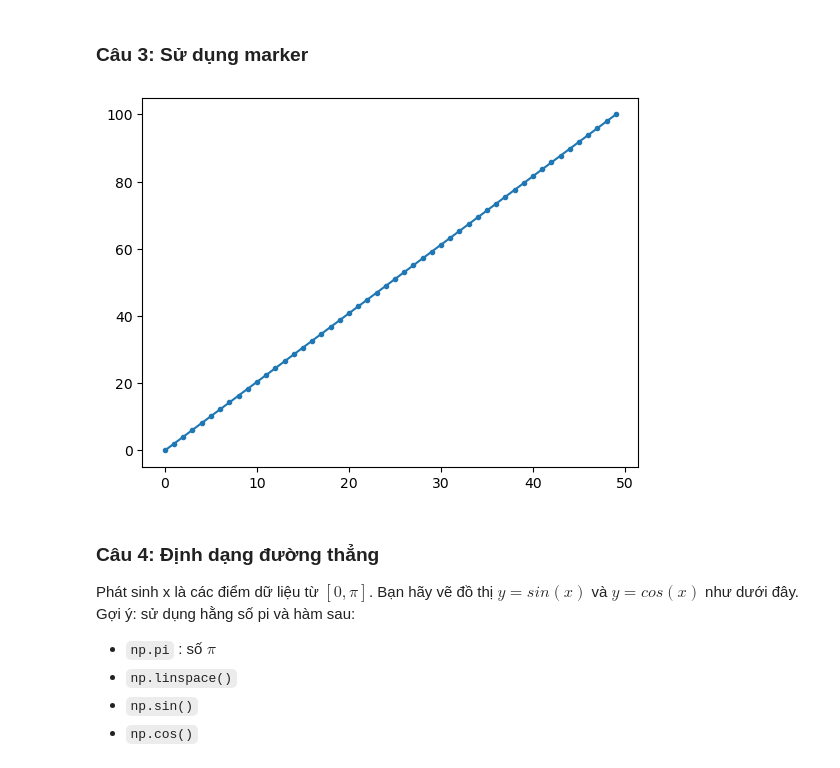
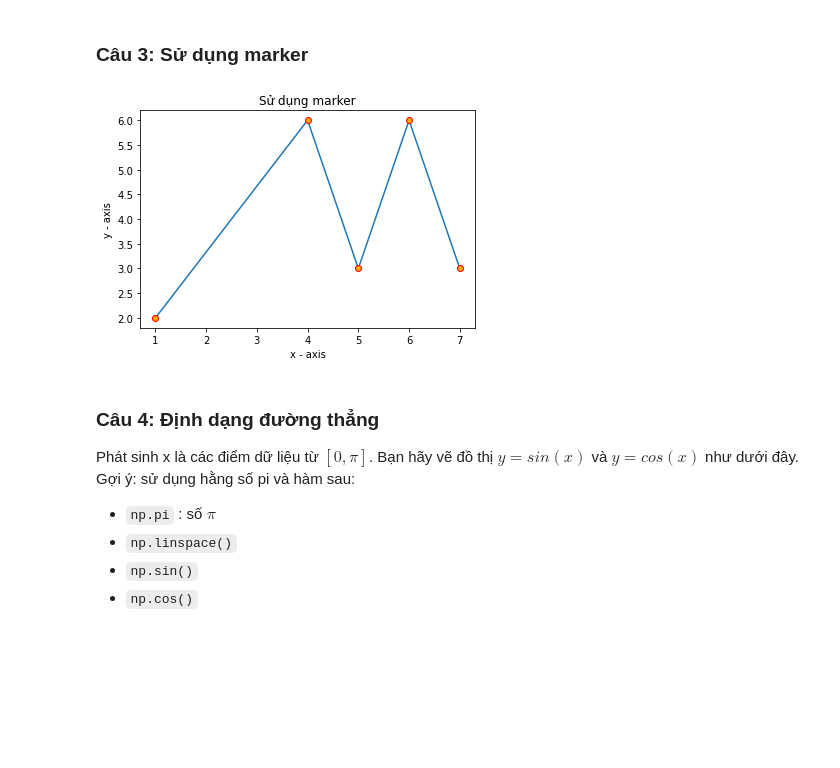
Before and after one commit to tiesen243/data-analyst, a Jupyter notebook: tkud_lab03_ex.ipynb, the cells around one changed output. Drawn from its saved outputs; the diff is of its cells as text; code cells hidden in the pictures; blank space fills up the shorter version.

```diff
--- a/tkud_lab03_ex.ipynb
+++ b/tkud_lab03_ex.ipynb
@@ -114,10 +123,15 @@ plt.show()
 # %% [markdown]
 ### Câu 3: Sử dụng marker
-# %%
-plt.plot(x, marker=".")
-plt.show()
-# %% [output]
-[figure, removed]
+# %%
+plt.plot([1, 4, 5, 6, 7], [2, 6, 3, 6, 3], marker="o", mec="red", mfc="orange")
+
+plt.title("Sử dụng marker")
+plt.xlabel("x - axis")
+plt.ylabel("y - axis")
+
+plt.show()
+# %% [output]
+[figure, added]
 # %% [markdown]
 ### Câu 4: Định dạng đường thẳng
 
```
Also changed, not shown: parts of 22 cells of this notebook.
